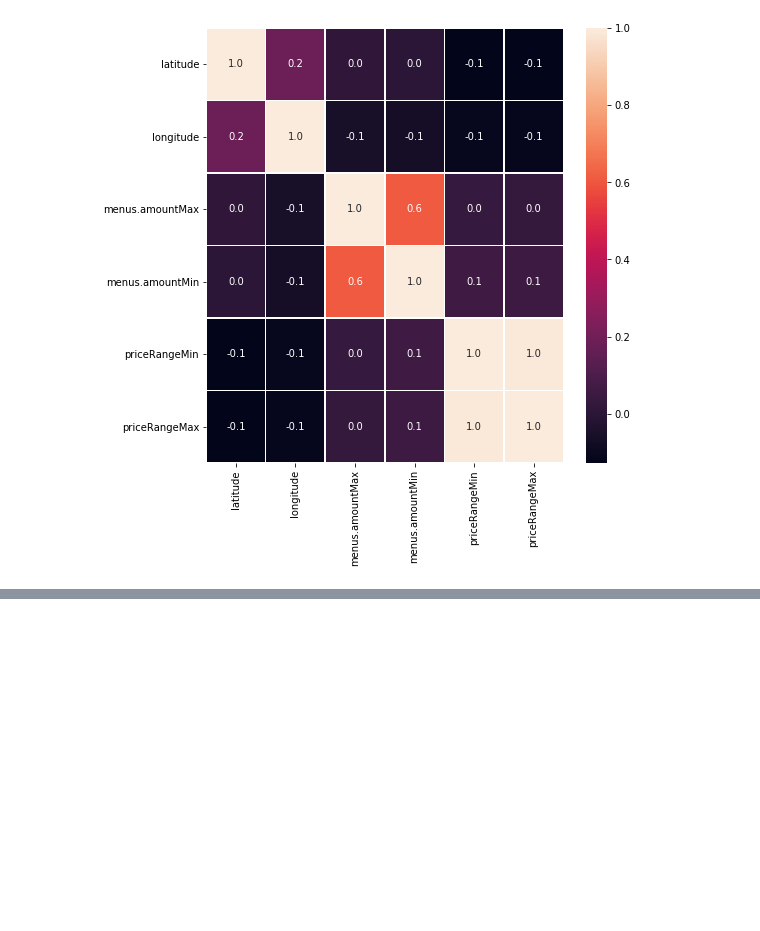
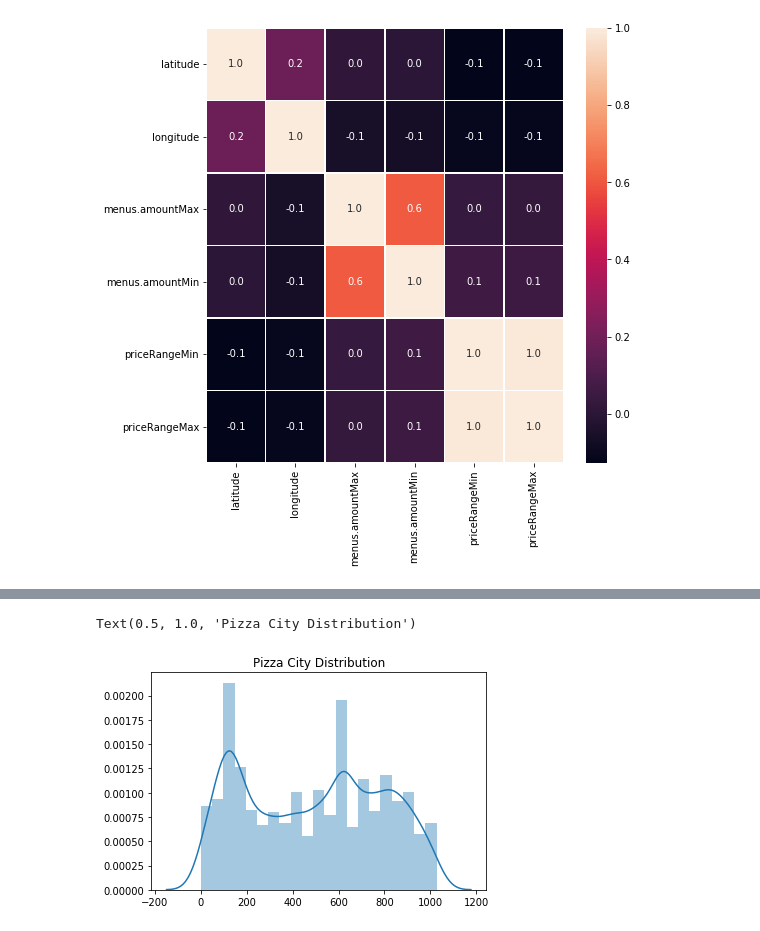
Before and after one commit to ajain0395/pizza-trend-analysis, a Jupyter notebook: Pizza.ipynb, the cells around one changed output, grey strips where cells are left out. Drawn from its saved outputs; the diff is of its cells as text; code cells hidden in the pictures; blank space fills up the shorter version.

```diff
--- a/Pizza.ipynb
+++ b/Pizza.ipynb
@@ -246,0 +274,6 @@ sns.heatmap(data_2017_18.corr(), annot=True, linewidths=.5, fmt= '.1f',ax=ax)
+# %%
+sns.distplot(city)
+plt.title("Pizza City Distribution")
+# %% [output]
+Text(0.5, 1.0, 'Pizza City Distribution')
+[figure, added]
```
Also changed, not shown: parts of 5 cells of this notebook, 8 other files.
